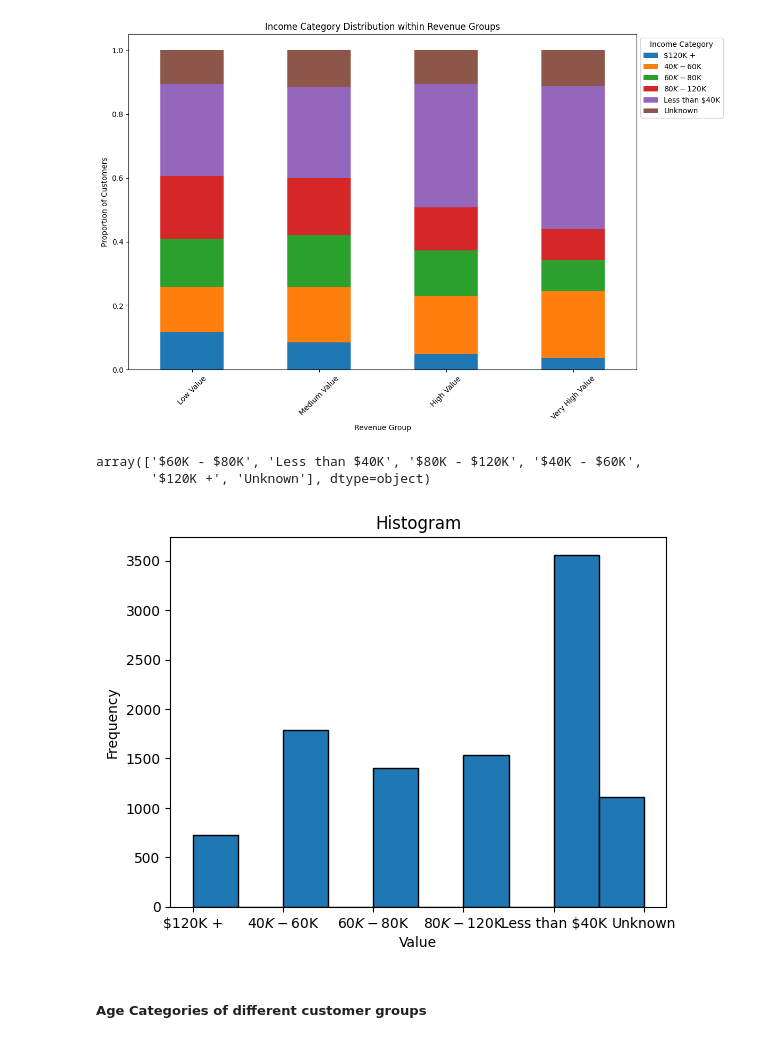
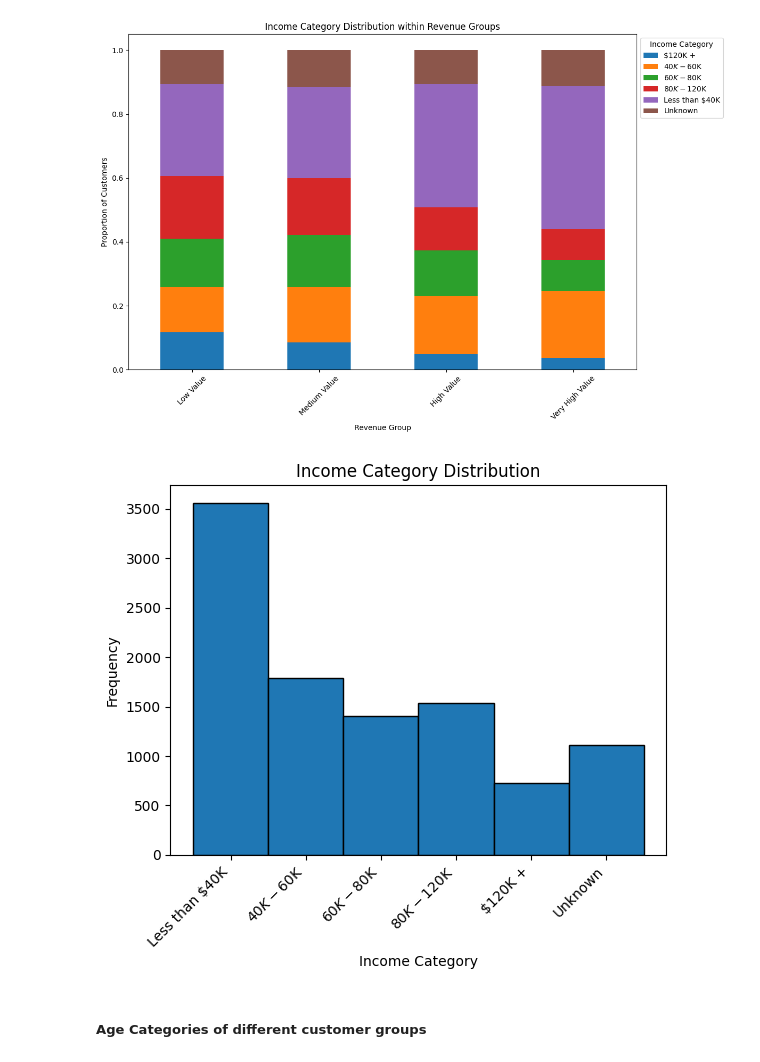
Before and after one commit to NickSordi/FU6520_NS, a Jupyter notebook: CLV/Survival copy.ipynb, the cells around one changed output. Saved outputs shown, nothing was run; the diff lists cells and outputs as text; code cells hidden in the pictures.

Commit message:
Charting changes

```diff
--- a/CLV/Survival copy.ipynb
+++ b/CLV/Survival copy.ipynb
@@ -606,24 +606,34 @@ plt.tight_layout()  # Adjust the layout to make room for the legend
 plt.show()
 # %% [output]
 [figure]
-# %%
-df["Income_Category"].unique()
-# %% [output]
-array(['$60K - $80K', 'Less than $40K', '$80K - $120K', '$40K - $60K',
-       '$120K +', 'Unknown'], dtype=object)
-# %%
-# Assuming you have a list of data called 'data_list'
-data_list = df["Income_Category"].sort_values()
-
-# Plotting the histogram
-plt.hist(data_list, bins=10, edgecolor='black')
-
-# Adding labels and title
-plt.xlabel('Value')
-plt.ylabel('Frequency')
-plt.title('Histogram')
-
-# Displaying the histogram
-plt.show()
-# %% [output]
-[figure, removed]
+# %%
+import pandas as pd
+import matplotlib.pyplot as plt
+
+# Assuming 'df' is your DataFrame and 'Income_Category' is the column of interest.
+
+# Define the order of categories
+income_order = ['$60K - $80K', 'Less than $40K', '$80K - $120K', '$40K - $60K', '$120K +', 'Unknown']
+income_order_sorted = ['Less than $40K', '$40K - $60K', '$60K - $80K', '$80K - $120K', '$120K +', 'Unknown']
+
+# Create a categorical type with the specified order
+df['Income_Category'] = pd.Categorical(df['Income_Category'], categories=income_order_sorted, ordered=True)
+
+# Now sort the DataFrame by 'Income_Category'
+df_sorted = df.sort_values(by='Income_Category')
+
+# Plotting the histogram
+plt.hist(df_sorted['Income_Category'], bins=range(len(income_order_sorted)+1), edgecolor='black', align='left')
+
+# Adding labels and title
+plt.xlabel('Income Category')
+plt.ylabel('Frequency')
+plt.title('Income Category Distribution')
+
+# Setting the x-ticks to be the middle of each bin and rotate them for better readability
+plt.xticks(ticks=range(len(income_order_sorted)), labels=income_order_sorted, rotation=45, ha='right')
+
+# Displaying the histogram
+plt.show()
+# %% [output]
+[figure, added]
```
Also changed, not shown: parts of 13 cells of this notebook, 6 other files.
